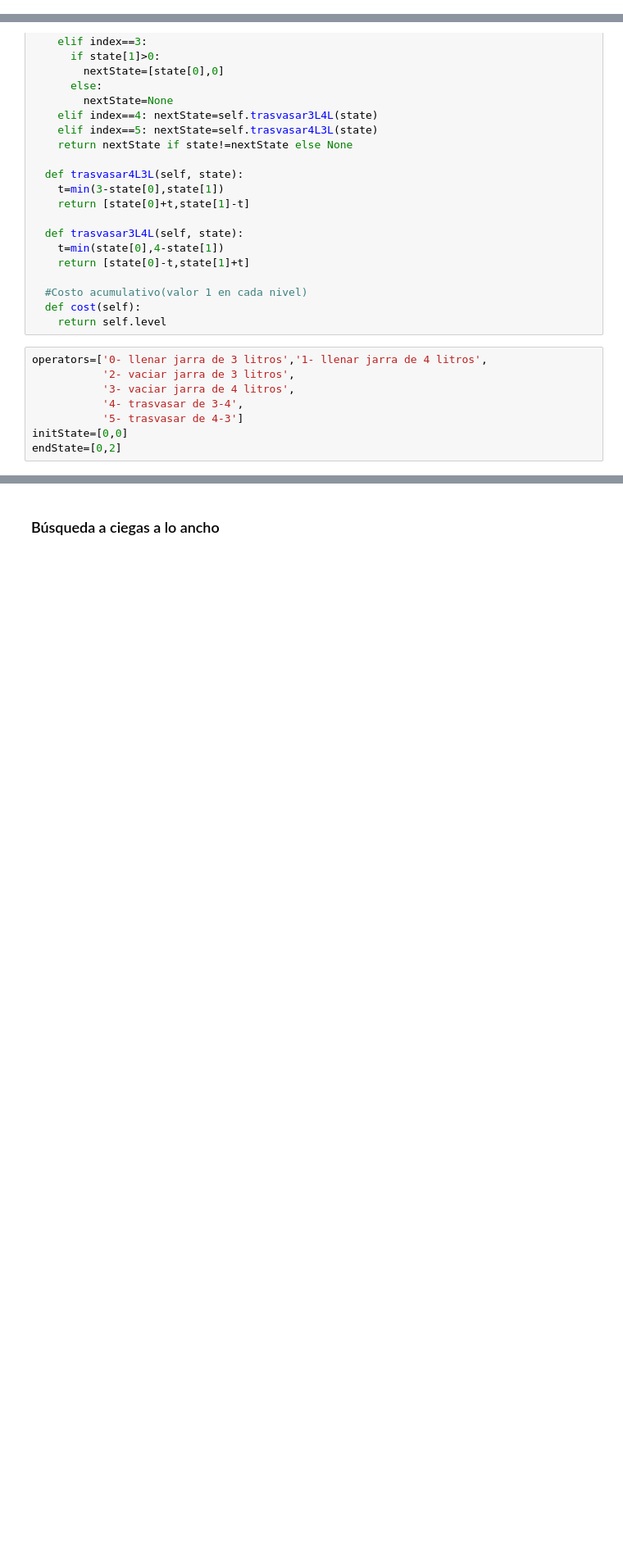
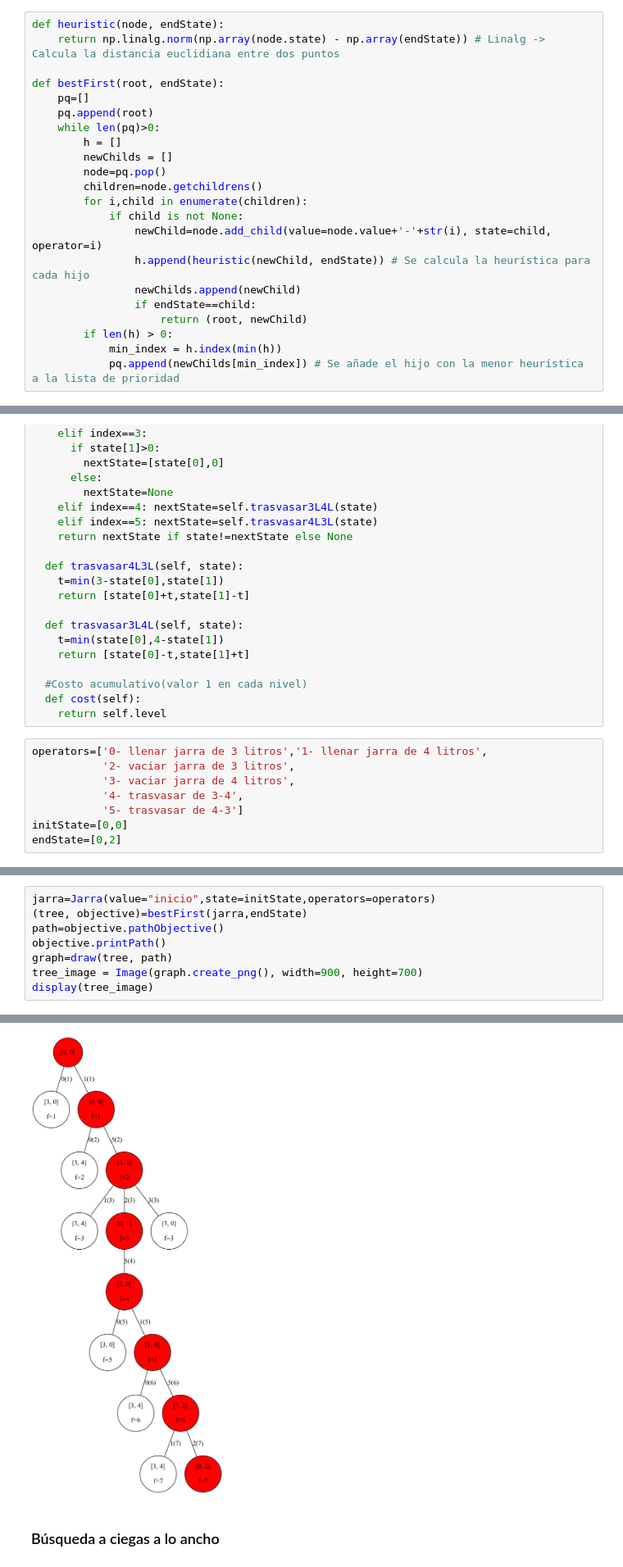
Before and after one commit to Tomaslopera/AI_Fundamentals, a Jupyter notebook: MetodosSolucionProblemas/IA_BusquedaACiegas_PAncho.ipynb, the cells around one changed output, grey strips where cells are left out. Shown at 82% size. Saved outputs shown, nothing was run; the diff lists cells and outputs as text; blank space fills up the shorter version.

Commit message:
Best-First and A*

```diff
--- a/MetodosSolucionProblemas/IA_BusquedaACiegas_PAncho.ipynb
+++ b/MetodosSolucionProblemas/IA_BusquedaACiegas_PAncho.ipynb
@@ -175,4 +174,26 @@ def depthFirst(root, endState):
 # %% [markdown]
 # Best-First
+# %%
+def heuristic(node, endState):
+    return np.linalg.norm(np.array(node.state) - np.array(endState)) # Linalg -> Calcula la distancia euclidiana entre dos puntos
+
+def bestFirst(root, endState):
+    pq=[]
+    pq.append(root)
+    while len(pq)>0:
+        h = []
+        newChilds = []
+        node=pq.pop()
+        children=node.getchildrens()
+        for i,child in enumerate(children):
+            if child is not None:
+                newChild=node.add_child(value=node.value+'-'+str(i), state=child, operator=i)
+                h.append(heuristic(newChild, endState)) # Se calcula la heurística para cada hijo
+                newChilds.append(newChild)
+                if endState==child:
+                    return (root, newChild)
+        if len(h) > 0:
+            min_index = h.index(min(h))
+            pq.append(newChilds[min_index]) # Se añade el hijo con la menor heurística a la lista de prioridad
 # %% [markdown]
 # A*
@@ -261,0 +302,9 @@ endState=[0,2]
+# %%
+jarra=Jarra(value="inicio",state=initState,operators=operators)
+(tree, objective)=bestFirst(jarra,endState)
+path=objective.pathObjective()
+objective.printPath()
+graph=draw(tree, path)
+tree_image = Image(graph.create_png(), width=900, height=700)
+display(tree_image)
+# %% [output]
@@ -262,3 +319,4 @@ endState=[0,2]
+[figure, added]
 # %% [markdown]
 ### Búsqueda a ciegas a lo ancho
 # %%
```
Also changed, not shown: parts of 9 cells of this notebook.
